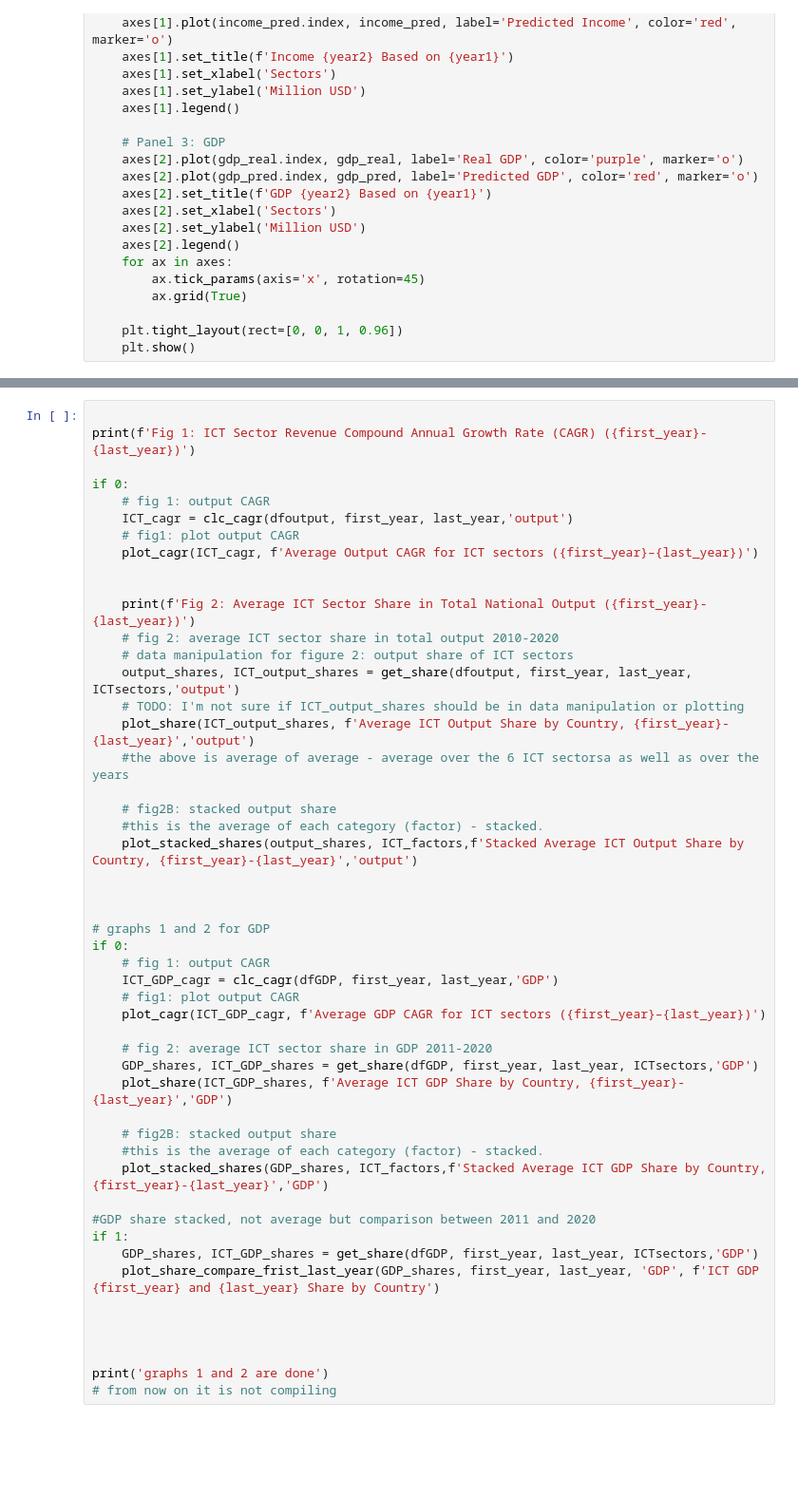
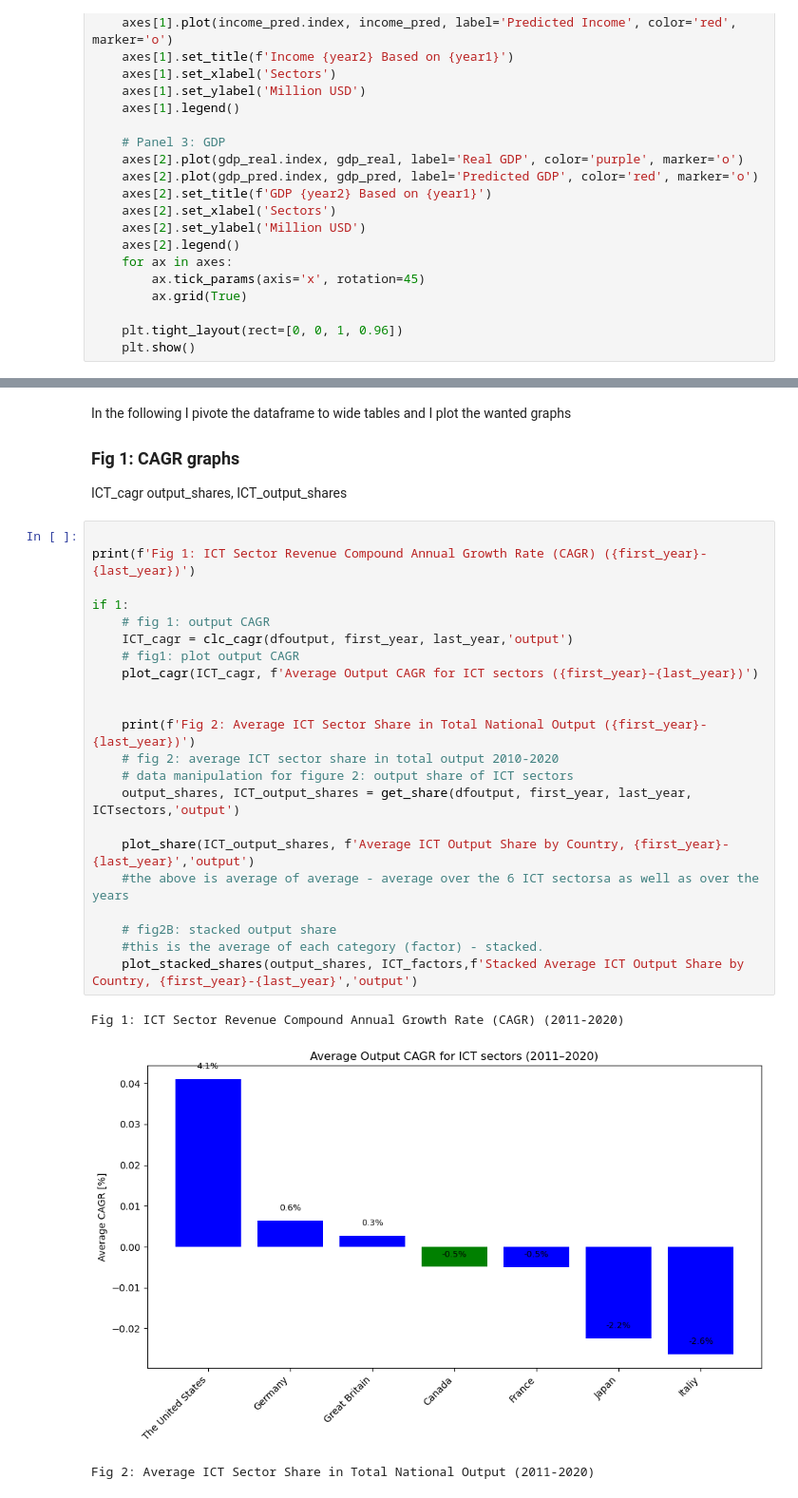
Before and after one commit to navitd/02_EIA, a Jupyter notebook: Benchmarking/Benchmarking_doc1.ipynb, the cells around one changed output, grey strips where cells are left out. Shown: that part at 95% size. Drawn from its saved outputs; the diff is of its cells as text; blank space fills up the shorter version.

```diff
--- a/Benchmarking/Benchmarking_doc1.ipynb
+++ b/Benchmarking/Benchmarking_doc1.ipynb
@@ -430,50 +521,33 @@ for country in countries:
+# %% [markdown]
+In the following I pivote the dataframe to wide tables and I plot the wanted graphs
+
+### Fig 1: CAGR graphs
+
+ICT_cagr
+output_shares, ICT_output_shares
 # %%
 
 print(f'Fig 1: ICT Sector Revenue Compound Annual Growth Rate (CAGR) ({first_year}-{last_year})')
 
-if 0:
+if 1:
     # fig 1: output CAGR
     ICT_cagr = clc_cagr(dfoutput, first_year, last_year,'output')
     # fig1: plot output CAGR
     plot_cagr(ICT_cagr, f'Average Output CAGR for ICT sectors ({first_year}–{last_year})')
 
 
     print(f'Fig 2: Average ICT Sector Share in Total National Output ({first_year}-{last_year})')
     # fig 2: average ICT sector share in total output 2010-2020
     # data manipulation for figure 2: output share of ICT sectors
     output_shares, ICT_output_shares = get_share(dfoutput, first_year, last_year, ICTsectors,'output')
-    # TODO: I'm not sure if ICT_output_shares should be in data manipulation or plotting
+
     plot_share(ICT_output_shares, f'Average ICT Output Share by Country, {first_year}-{last_year}','output')
     #the above is average of average - average over the 6 ICT sectorsa as well as over the years
 
     # fig2B: stacked output share
     #this is the average of each category (factor) - stacked.
     plot_stacked_shares(output_shares, ICT_factors,f'Stacked Average ICT Output Share by Country, {first_year}-{last_year}','output')
-
-
-
-# graphs 1 and 2 for GDP
-if 0:
-    # fig 1: output CAGR
-    ICT_GDP_cagr = clc_cagr(dfGDP, first_year, last_year,'GDP')
-    # fig1: plot output CAGR
-    plot_cagr(ICT_GDP_cagr, f'Average GDP CAGR for ICT sectors ({first_year}–{last_year})')
-
-    # fig 2: average ICT sector share in GDP 2011-2020
-    GDP_shares, ICT_GDP_shares = get_share(dfGDP, first_year, last_year, ICTsectors,'GDP')
-    plot_share(ICT_GDP_shares, f'Average ICT GDP Share by Country, {first_year}-{last_year}','GDP')
-
-    # fig2B: stacked output share
-    #this is the average of each category (factor) - stacked.
-    plot_stacked_shares(GDP_shares, ICT_factors,f'Stacked Average ICT GDP Share by Country, {first_year}-{last_year}','GDP')
-
-#GDP share stacked, not average but comparison between 2011 and 2020
-if 1:
-    GDP_shares, ICT_GDP_shares = get_share(dfGDP, first_year, last_year, ICTsectors,'GDP')
-    plot_share_compare_frist_last_year(GDP_shares, first_year, last_year, 'GDP', f'ICT GDP {first_year} and {last_year} Share by Country')
-
-
-
-
-print('graphs 1 and 2 are done')
-# from now on it is not compiling
+# %% [output]
+Fig 1: ICT Sector Revenue Compound Annual Growth Rate (CAGR) (2011-2020)
+[figure, added]
+Fig 2: Average ICT Sector Share in Total National Output (2011-2020)
```
Also changed, not shown: parts of 7 cells of this notebook, 3 other files.
